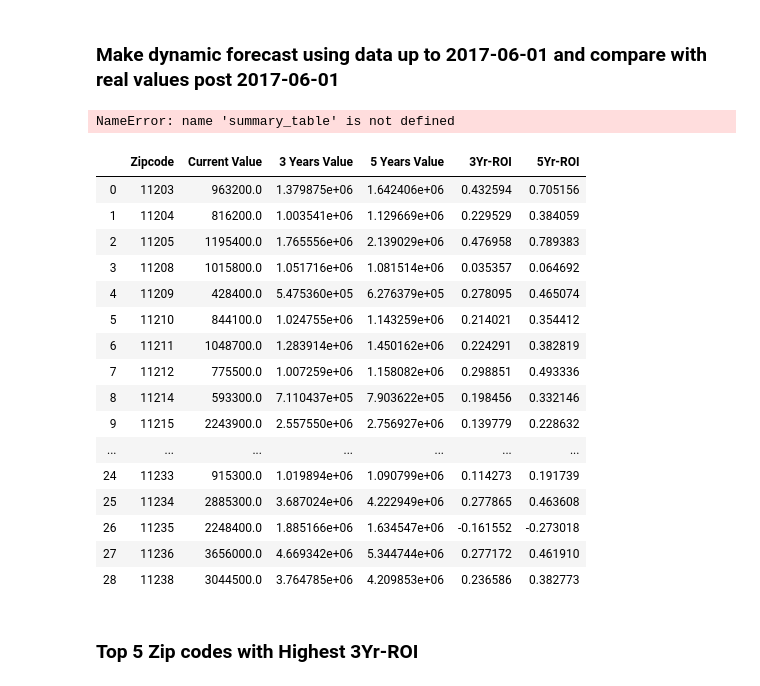
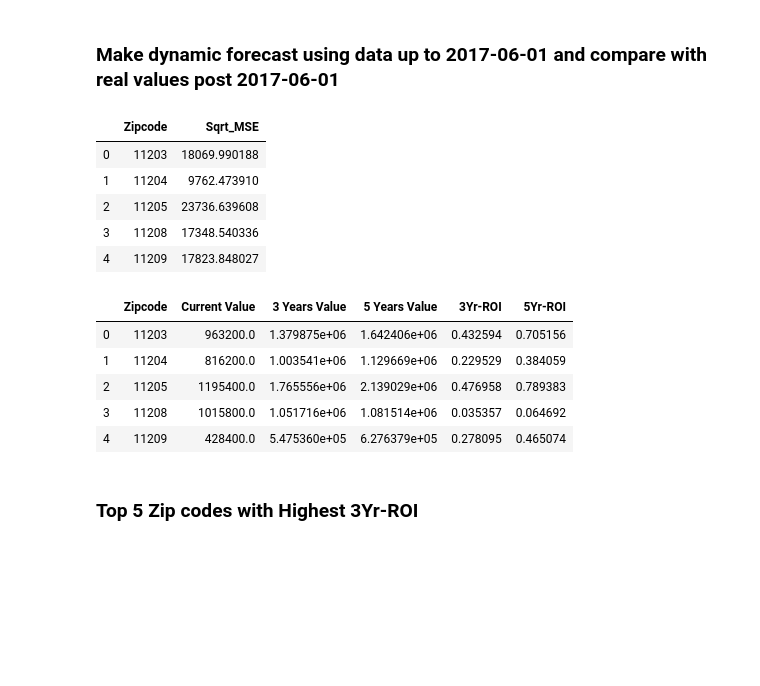
Before and after one commit to bonniema/House-Price-Prediction-with-Time-Series, a Jupyter notebook: mod_4_starter_notebook.ipynb, the cells around one changed output. Drawn from its saved outputs; the diff is of its cells as text; code cells hidden in the pictures; blank space fills up the shorter version.

```diff
--- a/mod_4_starter_notebook.ipynb
+++ b/mod_4_starter_notebook.ipynb
@@ -455,14 +404,11 @@ MSE_Value = []
 models = []
 for name, pdq, pdqs, df in zip(best_para['name'], best_para['pdq'], best_para['pdqs'], zip_dfs):
 
-
     ARIMA_MODEL = sm.tsa.SARIMAX(df,
                                  order = pdq,
                                  seasonal_order = pdqs,
                                  enforce_stationarity = False,
-                                 enforce_invertibility = False,
-                                 )
-
+                                 enforce_invertibility = False)
 
     output = ARIMA_MODEL.fit()
     models.append(output)
@@ -473,9 +419,8 @@ for name, pdq, pdqs, df in zip(best_para['name'], best_para['pdq'], best_para['p
     zip_forecasted = pred_dynamic.predicted_mean
     zip_truth = df['2017-06-01':]['MeanValue']
 
-
     #Plot the dynamic forecast with confidence intervals as above
-    ax = df['2011':].plot(label='observed', figsize=(20, 15))
+    ax = df['2011':].plot(label='observed', figsize=(10, 8))
     pred_dynamic.predicted_mean.plot(label='Dynamic Forecast', ax=ax)
 
     ax.fill_between(pred_dynamic_conf.index,
@@ -521,3 +461,0 @@ models[0]
-# %%
-for df in zip_dfs:
-    print(df['MeanValue'][0])
@@ -701,55 +609,48 @@ summary_table['Zipcode'] = Zipcode
 summary_table['Sqrt_MSE'] = MSE_Value
 # %%
 #Get the MSE
-summary_table
+summary_table.head()
 # %% [output]
-NameError: name 'summary_table' is not defined
+|  | Zipcode | Sqrt_MSE |
+| 0 | 11203 | 18069.990188 |
+| 1 | 11204 | 9762.473910 |
+| 2 | 11205 | 23736.639608 |
+| 3 | 11208 | 17348.540336 |
+| 4 | 11209 | 17823.848027 |
 # %%
 #Final Model
 forecast_table = pd.DataFrame()
 current = []
 forecast_3Yr = []
 forecast_5Yr =[]
+
 for zipcode, output, df in zip(Zipcode, models, zip_dfs):
     pred_3 = output.get_forecast(steps = 36)
     pred_conf_3 = pred_3.conf_int()
     forecast_3 = pred_3.predicted_mean.to_numpy()[-1]
     pred_5 = output.get_forecast(steps = 60)
     pred_conf_5 = pred_5.conf_int()
     forecast_5 = pred_5.predicted_mean.to_numpy()[-1]
     current.append(df['2018-04']['MeanValue'][0])
     forecast_3Yr.append(forecast_3)
     forecast_5Yr.append(forecast_5)
 
 forecast_table['Zipcode'] = Zipcode
 forecast_table['Current Value'] = current
 forecast_table['3 Years Value'] = forecast_3Yr
 forecast_table['5 Years Value'] = forecast_5Yr
 
-forecast_table
-
 forecast_table['3Yr-ROI']=(forecast_table['3 Years Value'] - forecast_table['Current Value'])/forecast_table['Current Value']
 forecast_table['5Yr-ROI']=(forecast_table['5 Years Value'] - forecast_table['Current Value'])/forecast_table['Current Value']
 
-forecast_table
+forecast_table.head()
 # %% [output]
 |  | Zipcode | Current Value | 3 Years Value | 5 Years Value | 3Yr-ROI | 5Yr-ROI |
 | 0 | 11203 | 963200.0 | 1.379875e+06 | 1.642406e+06 | 0.432594 | 0.705156 |
 | 1 | 11204 | 816200.0 | 1.003541e+06 | 1.129669e+06 | 0.229529 | 0.384059 |
 | 2 | 11205 | 1195400.0 | 1.765556e+06 | 2.139029e+06 | 0.476958 | 0.789383 |
 | 3 | 11208 | 1015800.0 | 1.051716e+06 | 1.081514e+06 | 0.035357 | 0.064692 |
 | 4 | 11209 | 428400.0 | 5.475360e+05 | 6.276379e+05 | 0.278095 | 0.465074 |
-| 5 | 11210 | 844100.0 | 1.024755e+06 | 1.143259e+06 | 0.214021 | 0.354412 |
-| 6 | 11211 | 1048700.0 | 1.283914e+06 | 1.450162e+06 | 0.224291 | 0.382819 |
-| 7 | 11212 | 775500.0 | 1.007259e+06 | 1.158082e+06 | 0.298851 | 0.493336 |
-| 8 | 11214 | 593300.0 | 7.110437e+05 | 7.903622e+05 | 0.198456 | 0.332146 |
-| 9 | 11215 | 2243900.0 | 2.557550e+06 | 2.756927e+06 | 0.139779 | 0.228632 |
-| ... | ... | ... | ... | ... | ... | ... |
-| 24 | 11233 | 915300.0 | 1.019894e+06 | 1.090799e+06 | 0.114273 | 0.191739 |
-| 25 | 11234 | 2885300.0 | 3.687024e+06 | 4.222949e+06 | 0.277865 | 0.463608 |
-| 26 | 11235 | 2248400.0 | 1.885166e+06 | 1.634547e+06 | -0.161552 | -0.273018 |
-| 27 | 11236 | 3656000.0 | 4.669342e+06 | 5.344744e+06 | 0.277172 | 0.461910 |
-| 28 | 11238 | 3044500.0 | 3.764785e+06 | 4.209853e+06 | 0.236586 | 0.382773 |
 # %% [markdown]
 ### Top 5 Zip codes with Highest 3Yr-ROI
 # %%
```
Also changed, not shown: parts of 57 cells of this notebook, 1 other file.
